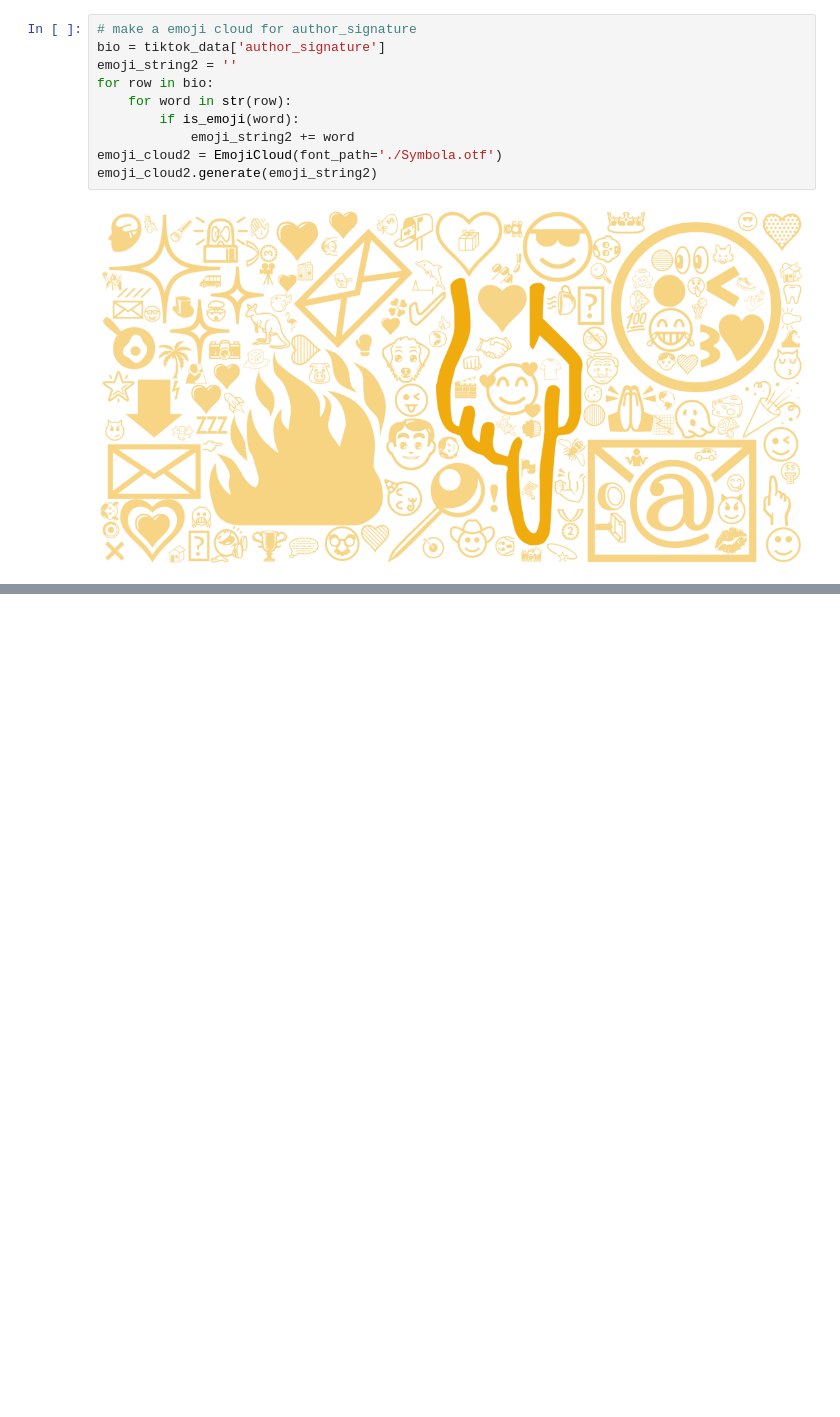
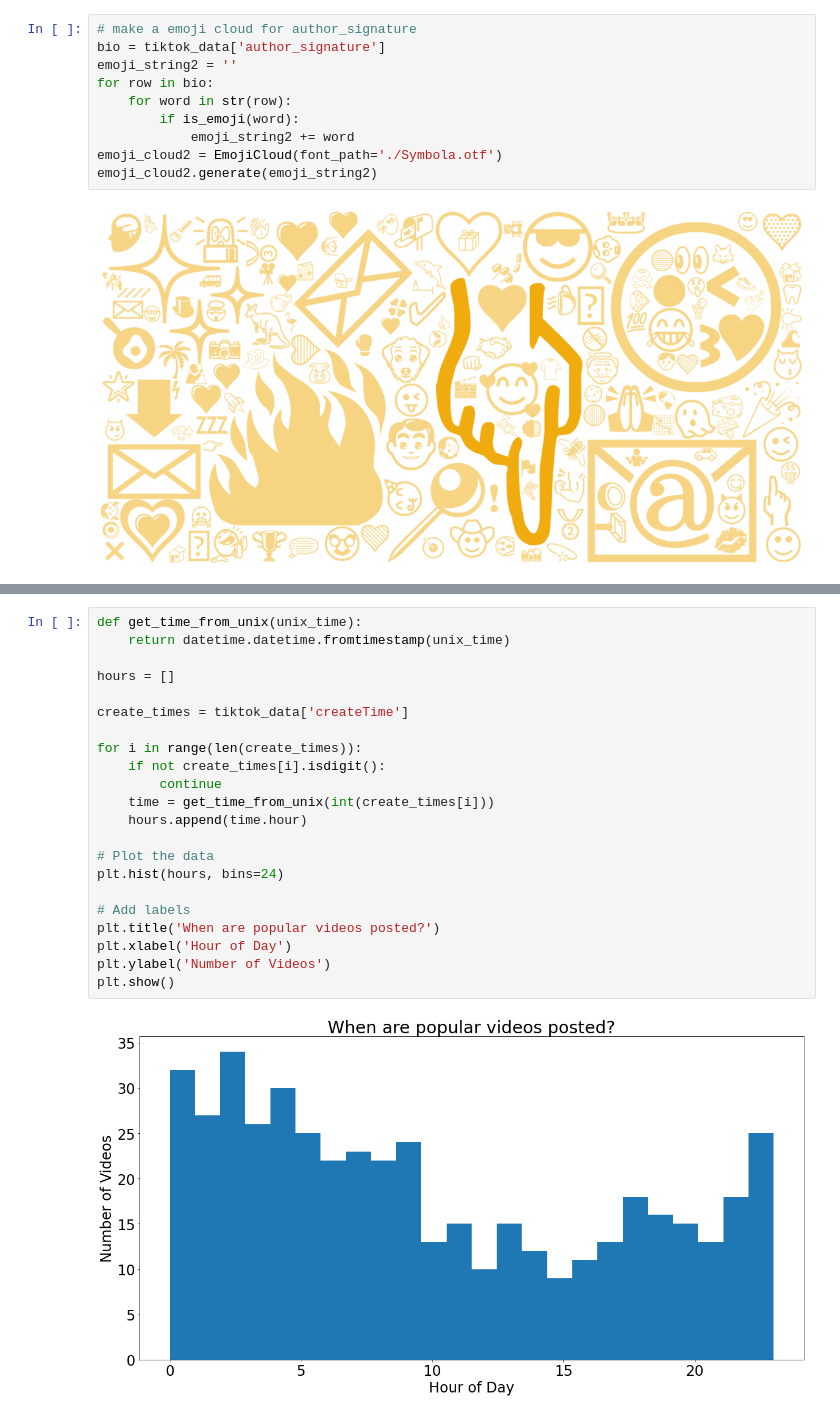
Before and after one commit to incalescence/open-data, a Jupyter notebook: tiktok_presentation.ipynb, the cells around one changed output, grey strips where cells are left out. Cells and saved outputs as stored; diff of their text form; blank space fills up the shorter version.

Commit message:
upload times

```diff
--- a/tiktok_presentation.ipynb
+++ b/tiktok_presentation.ipynb
@@ -357,0 +370,24 @@ emoji_cloud2.generate(emoji_string2)
+# %%
+def get_time_from_unix(unix_time):
+    return datetime.datetime.fromtimestamp(unix_time)
+
+hours = []
+
+create_times = tiktok_data['createTime']
+
+for i in range(len(create_times)):
+    if not create_times[i].isdigit():
+        continue
+    time = get_time_from_unix(int(create_times[i]))
+    hours.append(time.hour)
+
+# Plot the data
+plt.hist(hours, bins=24)
+
+# Add labels
+plt.title('When are popular videos posted?')
+plt.xlabel('Hour of Day')
+plt.ylabel('Number of Videos')
+plt.show()
+# %% [output]
+[figure, added]
```
Also changed, not shown: parts of 12 cells of this notebook, 1 other file.
